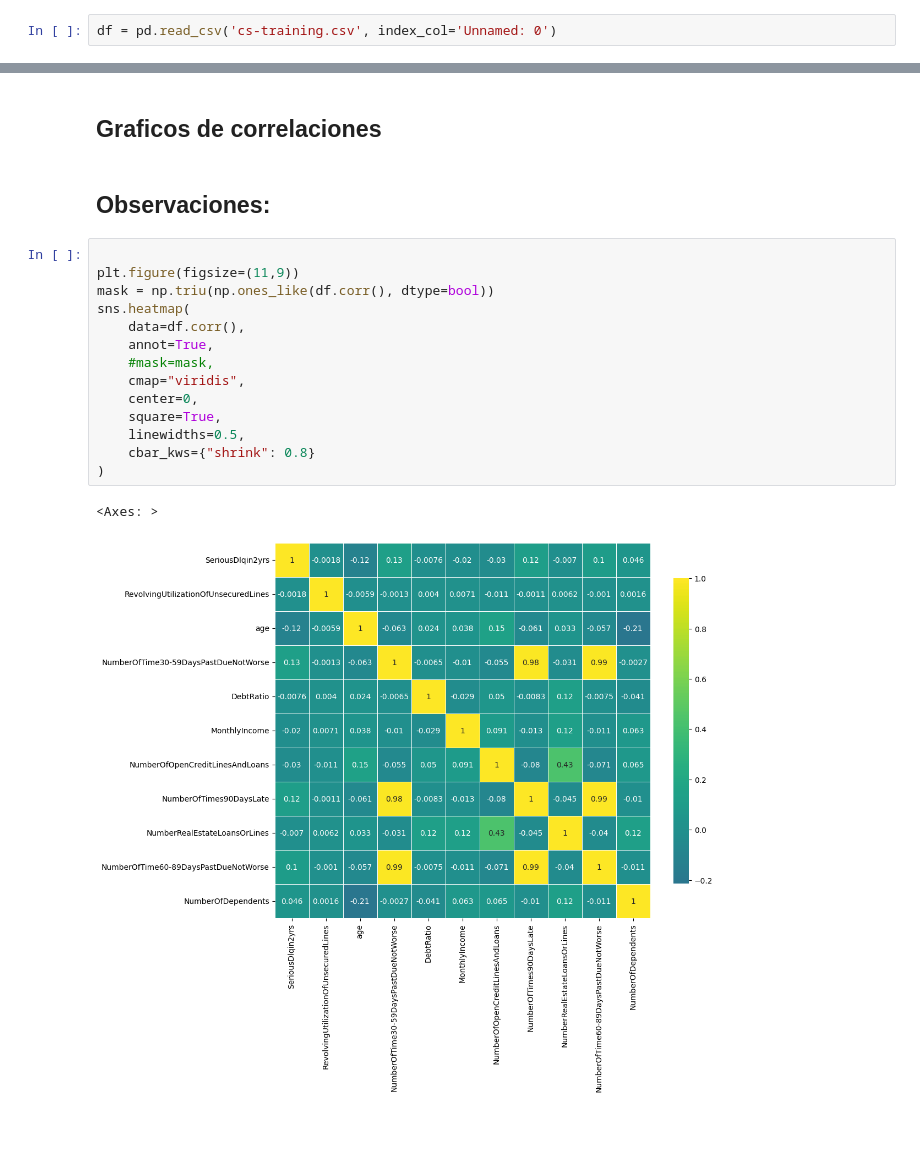
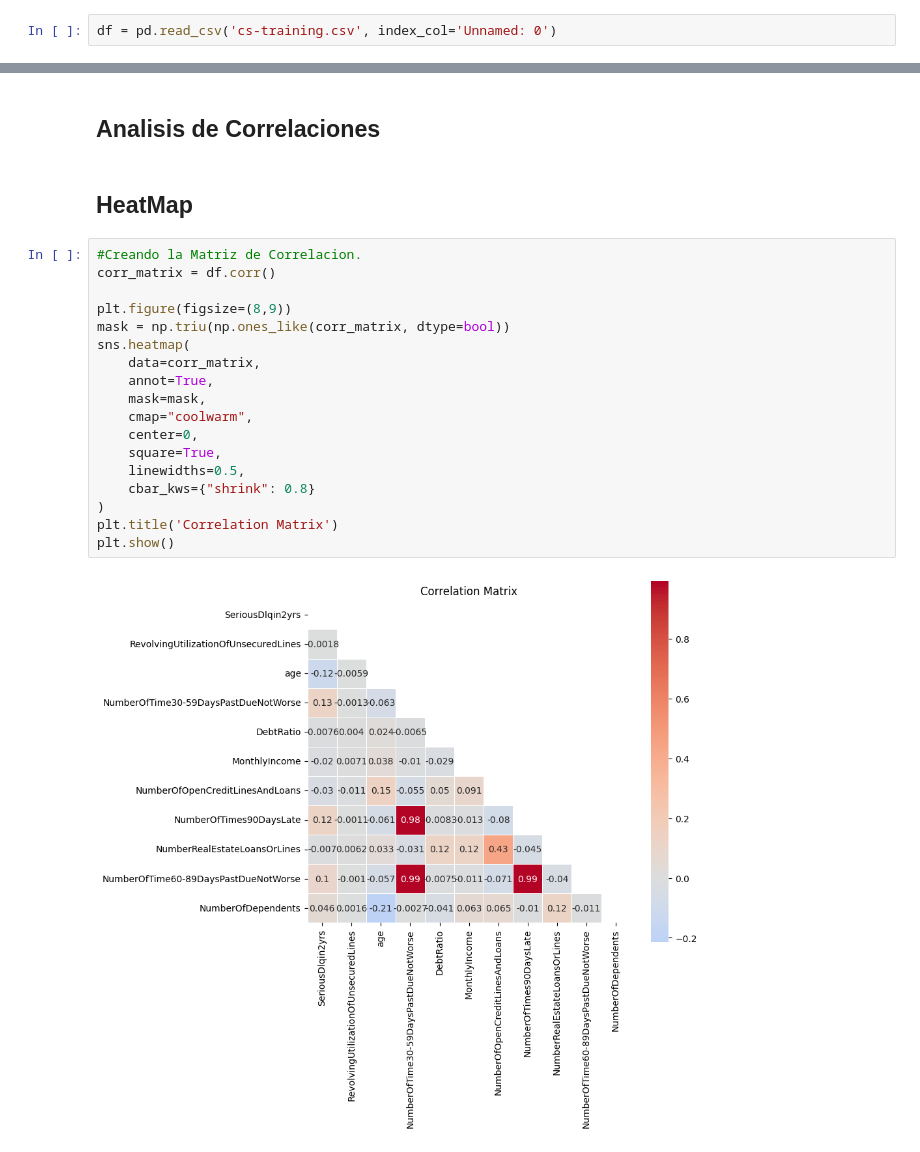
Before and after one commit to THEWACHER1103/Analisis_SuperStore, a Jupyter notebook: Analisis_crediticio.ipynb, the cells around one changed output, grey strips where cells are left out. Cells and saved outputs as stored; diff of their text form; blank space fills up the shorter version.

```diff
--- a/Analisis_crediticio.ipynb
+++ b/Analisis_crediticio.ipynb
@@ -229,21 +233,24 @@ for col in columns:
 # %% [markdown]
-## **Graficos de correlaciones**
+## **Analisis de Correlaciones**
 # %% [markdown]
-## Observaciones:
+## HeatMap
 # %%
+#Creando la Matriz de Correlacion.
+corr_matrix = df.corr()
 
-plt.figure(figsize=(11,9))
-mask = np.triu(np.ones_like(df.corr(), dtype=bool))
+plt.figure(figsize=(8,9))
+mask = np.triu(np.ones_like(corr_matrix, dtype=bool))
 sns.heatmap(
-    data=df.corr(),
+    data=corr_matrix,
     annot=True,
-    #mask=mask,
-    cmap="viridis",
+    mask=mask,
+    cmap="coolwarm",
     center=0,
     square=True,
     linewidths=0.5,
     cbar_kws={"shrink": 0.8}
 )
+plt.title('Correlation Matrix')
+plt.show()
 # %% [output]
-<Axes: >
-[figure, old version]
+[figure, new version]
```
Also changed, not shown: parts of 39 cells of this notebook.
